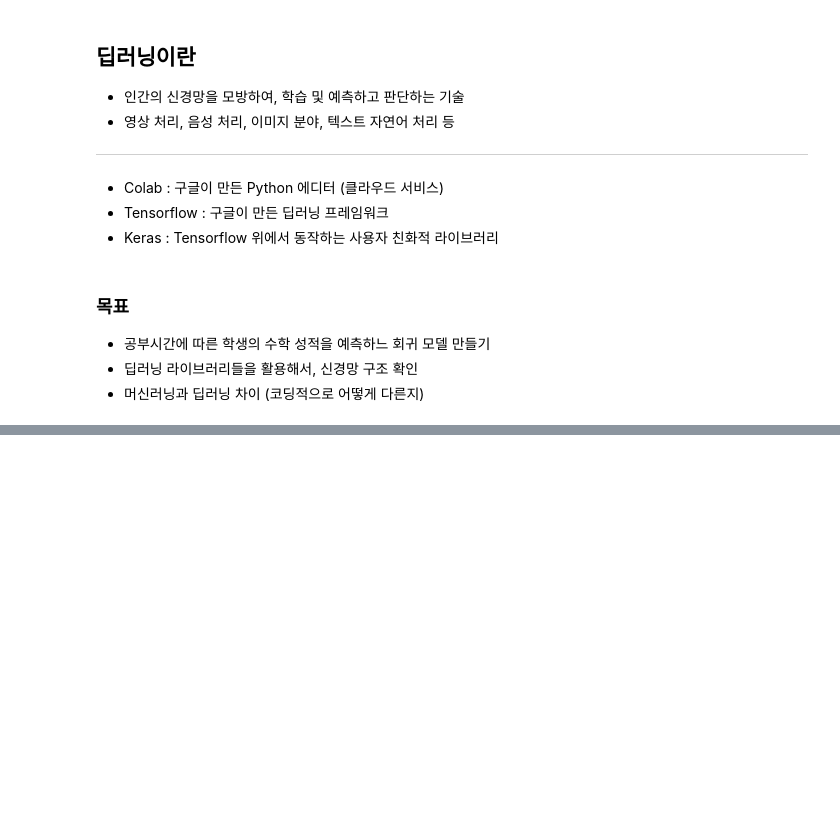
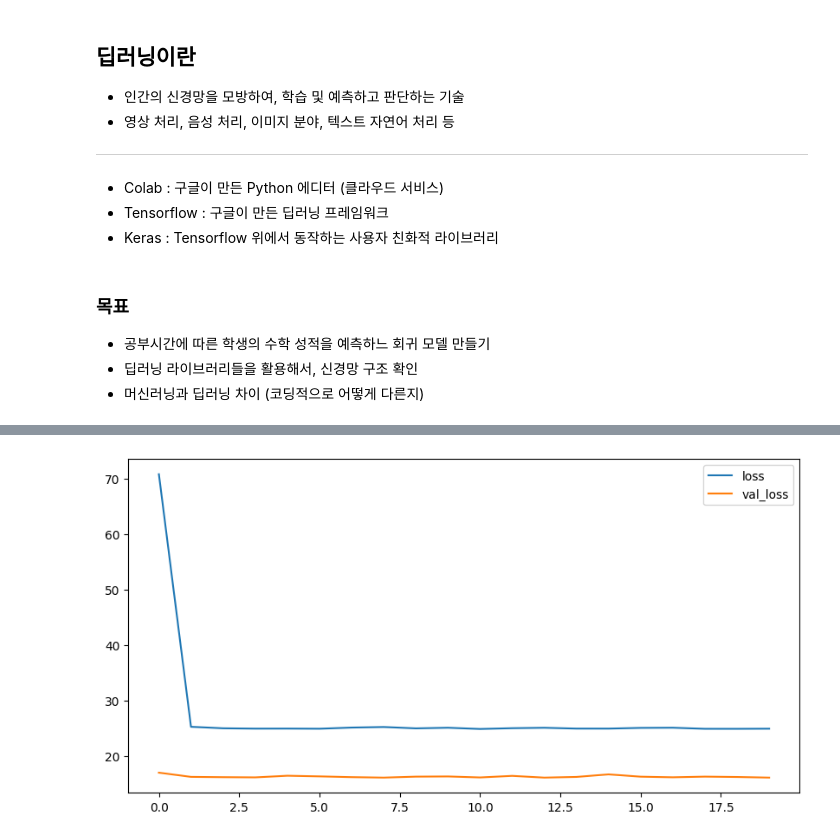
Before and after one commit to DreamCodersKR/Mentors_Ai, a Jupyter notebook: notebooks/study/deeplearning_basic/ex00_basic.ipynb, the cells around one changed output, grey strips where cells are left out. Saved outputs shown, nothing was run; the diff lists cells and outputs as text; code cells hidden in the pictures; blank space fills up the shorter version.

```diff
--- a/notebooks/study/deeplearning_basic/ex00_basic.ipynb
+++ b/notebooks/study/deeplearning_basic/ex00_basic.ipynb
@@ -13,0 +96,4 @@
+# %%
+# train, test 분리
+from sklearn.model_selection import train_test_split
+X_train, X_test, y_train, y_test = train_test_split(X, y, test_size=0.3, random_state=1) # random_state -> 시드 고정 (재현성 위해) , test_size = 테스트 데이터 비율
@@ -13,0 +144,34 @@
+# %%
+# 1. 신경망 구조 설계
+# 뼈대 생성
+model = Sequential()
+
+# 입력층 - 입력 모양을 잡아줌
+model.add(InputLayer(shape=(1,))) # 입력 특성의 개수를 1로 설정 (컬럼의 수)
+
+# 중간층 - 히든레이어(은닉층)
+model.add(Dense(units=32, activation='sigmoid'))
+model.add(Dense(units=64, activation='sigmoid'))
+model.add(Dense(units=32, activation='sigmoid'))
+# units : 노드의 개수
+# 일반적인 경험에 의해서 units의 최적의 모양 설정 -> "항아리 모양"이 성능이 좋다함
+
+# 출력층 - 출력 모양을 잡아줌
+model.add(Dense(units=1))
+# 출력 데이터의 형태에 따라 유닛 수를 결정
+# %%
+# 2. 학습 방법 설정
+# 출력 데이터 형태에 따라 설정
+model.compile(
+    loss = "mean_squared_error", # 손실함수 (오차 구해주는 도구)
+    optimizer = "SGD", # 최적화 함수 (경사하강법 종류) 쉽게말해서, 모델이 예측한 결과와 실제 값 사이의 오차를 줄이기 위해 가중치와 편향을 어떻게 업데이트 할 지,
+    metrics = ['mse'] #평가지표
+)
+# %%
+# 3. 학습
+h = model.fit(
+    X_train, y_train,
+    epochs = 20, # 학습시키는 횟수
+    validation_split = 0.2 # 훈련 데이터의 20%를 검증 데이터로 사용
+
+)
@@ -13,0 +201,9 @@
+# %%
+# 학습결과 시각화
+plt.figure(figsize = (10, 5))
+plt.plot(h.history['loss'], label = 'loss')
+plt.plot(h.history['val_loss'], label = 'val_loss')
+plt.legend()
+plt.show()
+# %% [output]
+[figure, added]
```
Also changed, not shown: parts of 12 cells of this notebook, 12 other files.
